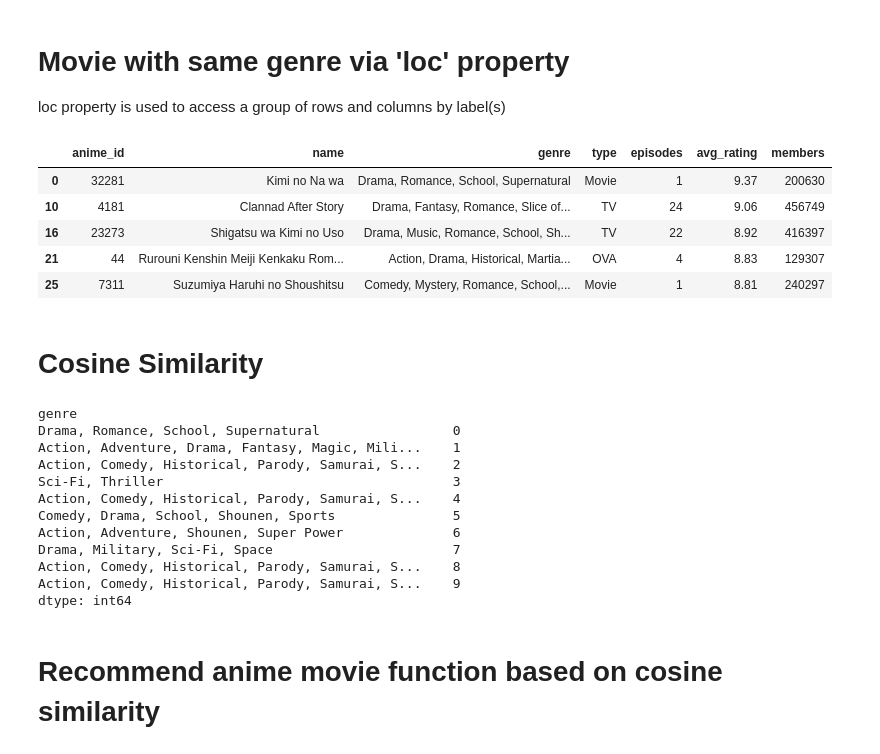
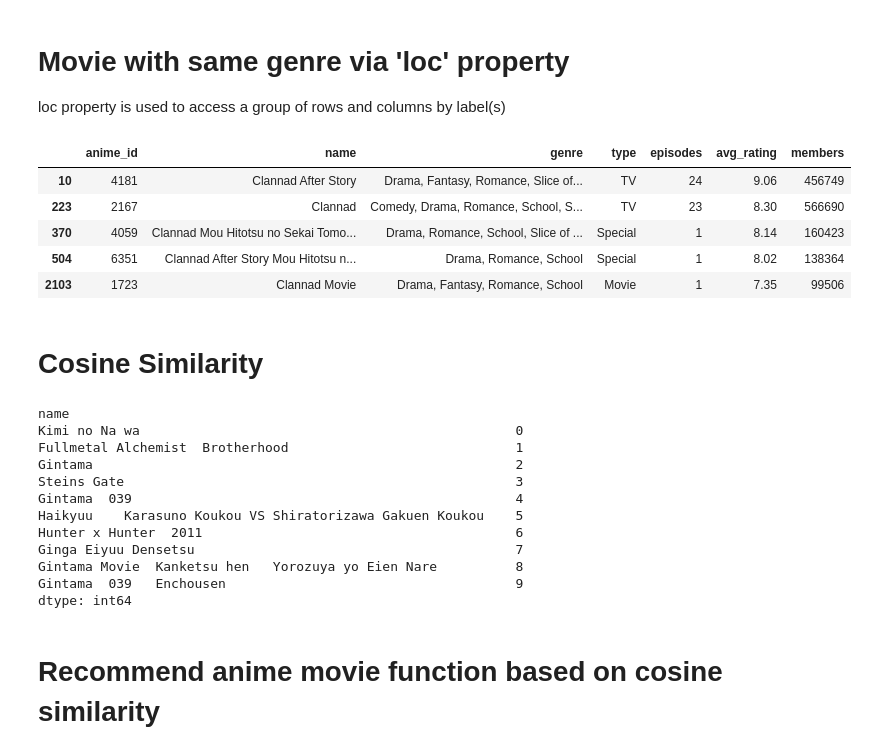
Before and after one commit to zhilin1112/AnimeRecmmendedSystem, a Jupyter notebook: ContentBasedAndUserBasedRecommenderSystem.ipynb, the cells around one changed output. Drawn from its saved outputs; the diff is of its cells as text; code cells hidden in the pictures.

```diff
--- a/ContentBasedAndUserBasedRecommenderSystem.ipynb
+++ b/ContentBasedAndUserBasedRecommenderSystem.ipynb
@@ -373,16 +373,16 @@ print(genre_size)
 # Movie with same genre via 'loc' property
  loc property is used to access a group of rows and columns by label(s)
 # %%
-# Search for the 'Romance' genre using loc property
-anime_by_genre = anime_movie_data.copy().loc[anime_movie_data['genre'].str.contains('Romance')]
-anime_by_genre.head()
+# Search for the 'Clanned' name using loc property
+anime_by_name = anime_movie_data.copy().loc[anime_movie_data['name'].str.contains('Clannad')]
+anime_by_name.head()
 # %% [output]
 |  | anime_id | name | genre | type | episodes | avg_rating | members |
-| 0 | 32281 | Kimi no Na wa | Drama, Romance, School, Supernatural | Movie | 1 | 9.37 | 200630 |
 | 10 | 4181 | Clannad After Story | Drama, Fantasy, Romance, Slice of... | TV | 24 | 9.06 | 456749 |
-| 16 | 23273 | Shigatsu wa Kimi no Uso | Drama, Music, Romance, School, Sh... | TV | 22 | 8.92 | 416397 |
-| 21 | 44 | Rurouni Kenshin Meiji Kenkaku Rom... | Action, Drama, Historical, Martia... | OVA | 4 | 8.83 | 129307 |
-| 25 | 7311 | Suzumiya Haruhi no Shoushitsu | Comedy, Mystery, Romance, School,... | Movie | 1 | 8.81 | 240297 |
+| 223 | 2167 | Clannad | Comedy, Drama, Romance, School, S... | TV | 23 | 8.30 | 566690 |
+| 370 | 4059 | Clannad Mou Hitotsu no Sekai Tomo... | Drama, Romance, School, Slice of ... | Special | 1 | 8.14 | 160423 |
+| 504 | 6351 | Clannad After Story Mou Hitotsu n... | Drama, Romance, School | Special | 1 | 8.02 | 138364 |
+| 2103 | 1723 | Clannad Movie | Drama, Fantasy, Romance, School | Movie | 1 | 7.35 | 99506 |
 # %% [markdown]
 # Cosine Similarity
 # %%
@@ -390,22 +390,22 @@ anime_by_genre.head()
 cosine_sim = cosine_similarity(tfidf_matrix, tfidf_matrix)
 # %%
 # Create a pandas series where indexes are values and titles are indexes
-indices = pd.Series(anime_movie_data.index, index = anime_movie_data['genre']).drop_duplicates()
+indices = pd.Series(anime_movie_data.index, index = anime_movie_data['name']).drop_duplicates()
 
 # Check the first 10 indices
 indices[:n]
 # %% [output]
-genre
-Drama, Romance, School, Supernatural                 0
-Action, Adventure, Drama, Fantasy, Magic, Mili...    1
-Action, Comedy, Historical, Parody, Samurai, S...    2
-Sci-Fi, Thriller                                     3
-Action, Comedy, Historical, Parody, Samurai, S...    4
-Comedy, Drama, School, Shounen, Sports               5
-Action, Adventure, Shounen, Super Power              6
-Drama, Military, Sci-Fi, Space                       7
-Action, Comedy, Historical, Parody, Samurai, S...    8
-Action, Comedy, Historical, Parody, Samurai, S...    9
+name
+Kimi no Na wa                                                0
+Fullmetal Alchemist  Brotherhood                             1
+Gintama                                                      2
+Steins Gate                                                  3
+Gintama  039                                                 4
+Haikyuu    Karasuno Koukou VS Shiratorizawa Gakuen Koukou    5
+Hunter x Hunter  2011                                        6
+Ginga Eiyuu Densetsu                                         7
+Gintama Movie  Kanketsu hen   Yorozuya yo Eien Nare          8
+Gintama  039   Enchousen                                     9
 dtype: int64
 # %% [markdown]
 # Recommend anime movie function based on cosine similarity
```
Also changed, not shown: parts of 8 cells of this notebook, 1 other file.
